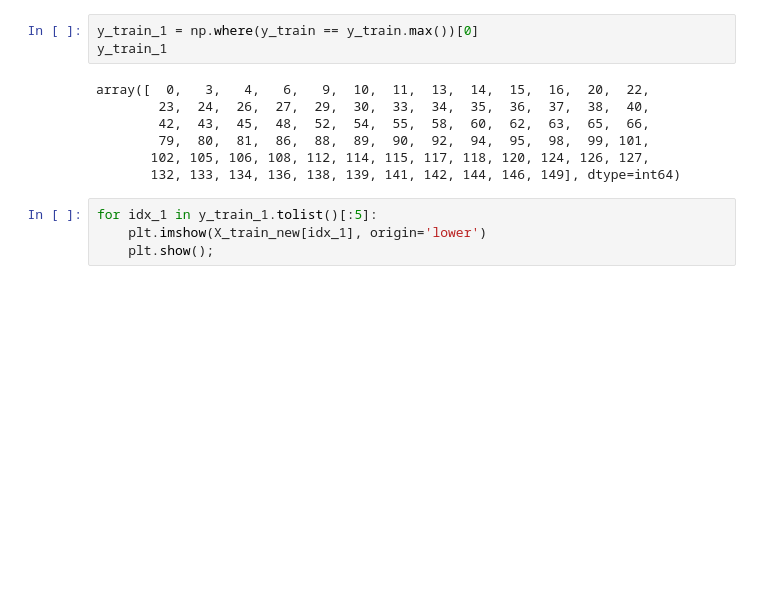
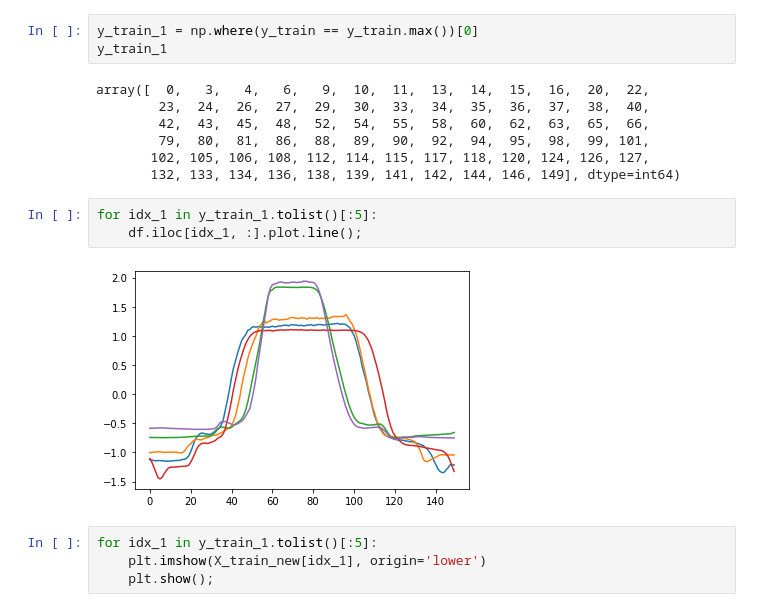
Before and after one commit to johnwslee/Data_Science_Libraries, a Jupyter notebook: recurrence_plot/recurrence_plot_test_2d_cnn.ipynb, the cells around one changed output. Drawn from its saved outputs; the diff is of its cells as text; blank space fills up the shorter version.

```diff
--- a/recurrence_plot/recurrence_plot_test.ipynb
+++ b/recurrence_plot/recurrence_plot_test_2d_cnn.ipynb
@@ -90,6 +98,11 @@ array([  0,   3,   4,   6,   9,  10,  11,  13,  14,  15,  16,  20,  22,
         79,  80,  81,  86,  88,  89,  90,  92,  94,  95,  98,  99, 101,
        102, 105, 106, 108, 112, 114, 115, 117, 118, 120, 124, 126, 127,
        132, 133, 134, 136, 138, 139, 141, 142, 144, 146, 149], dtype=int64)
+# %%
+for idx_1 in y_train_1.tolist()[:5]:
+    df.iloc[idx_1, :].plot.line();
+# %% [output]
+[figure, added]
 # %%
 for idx_1 in y_train_1.tolist()[:5]:
     plt.imshow(X_train_new[idx_1], origin='lower')
```
Also changed, not shown: parts of 10 cells of this notebook, 1 other file.
